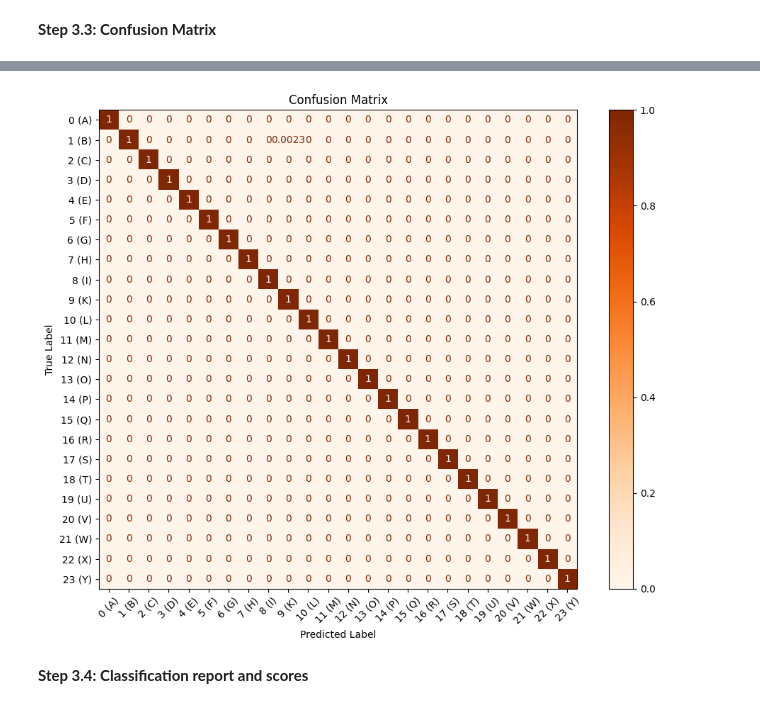
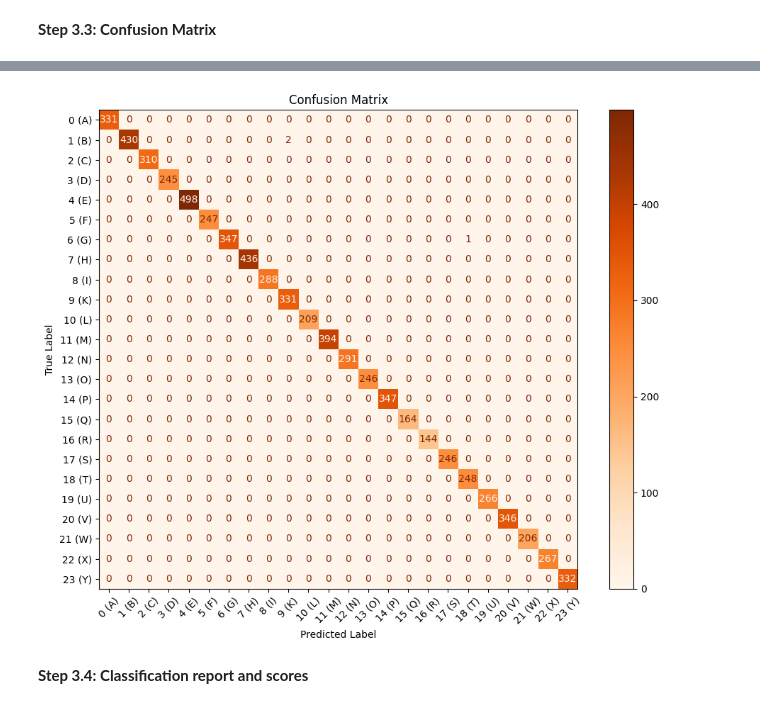
Before and after one commit to fionacampbell3/nlpcv-fiona, a Jupyter notebook: assign.ipynb, the cells around one changed output, grey strips where cells are left out. Saved outputs shown, nothing was run; the diff lists cells and outputs as text; code cells hidden in the pictures.

```diff
--- a/assign.ipynb
+++ b/assign.ipynb
@@ -171,6 +171,7 @@ model_vgg = tf.keras.Sequential(
         layers.Dropout(0.25),
 
         layers.GlobalAveragePooling2D(),
+        layers.Dropout(0.25),
         layers.Dense(num_classes, activation="softmax"),
     ]
 )
@@ -345,18 +348,18 @@ y_pred_labels = np.argmax(y_pred_probs, axis=1)
 # %%
 labels = np.unique(y_test)
 letters = ['A','B','C','D','E','F','G','H','I','K','L','M','N','O','P','Q','R','S','T','U','V','W','X','Y']
 disp_labels = [f"{i} ({letters[i]})" for i in labels]
-cm = confusion_matrix(y_test, y_pred_labels, normalize="true")
+cm = confusion_matrix(y_test, y_pred_labels)
 disp = ConfusionMatrixDisplay(confusion_matrix=cm, display_labels=disp_labels)
 fig, ax = plt.subplots(figsize=(10,8))
 disp.plot(cmap='Oranges', colorbar=True, ax=ax)
 ax.set_title("Confusion Matrix")
 ax.set_xlabel("Predicted Label")
 ax.set_ylabel("True Label")
 plt.setp(ax.get_xticklabels(), rotation=45)
 plt.tight_layout()
 plt.show()
 # %% [output]
-[figure, old version]
+[figure, new version]
 # %% [markdown]
 **Step 3.4: Classification report and scores**
```
Also changed, not shown: parts of 16 cells of this notebook.
